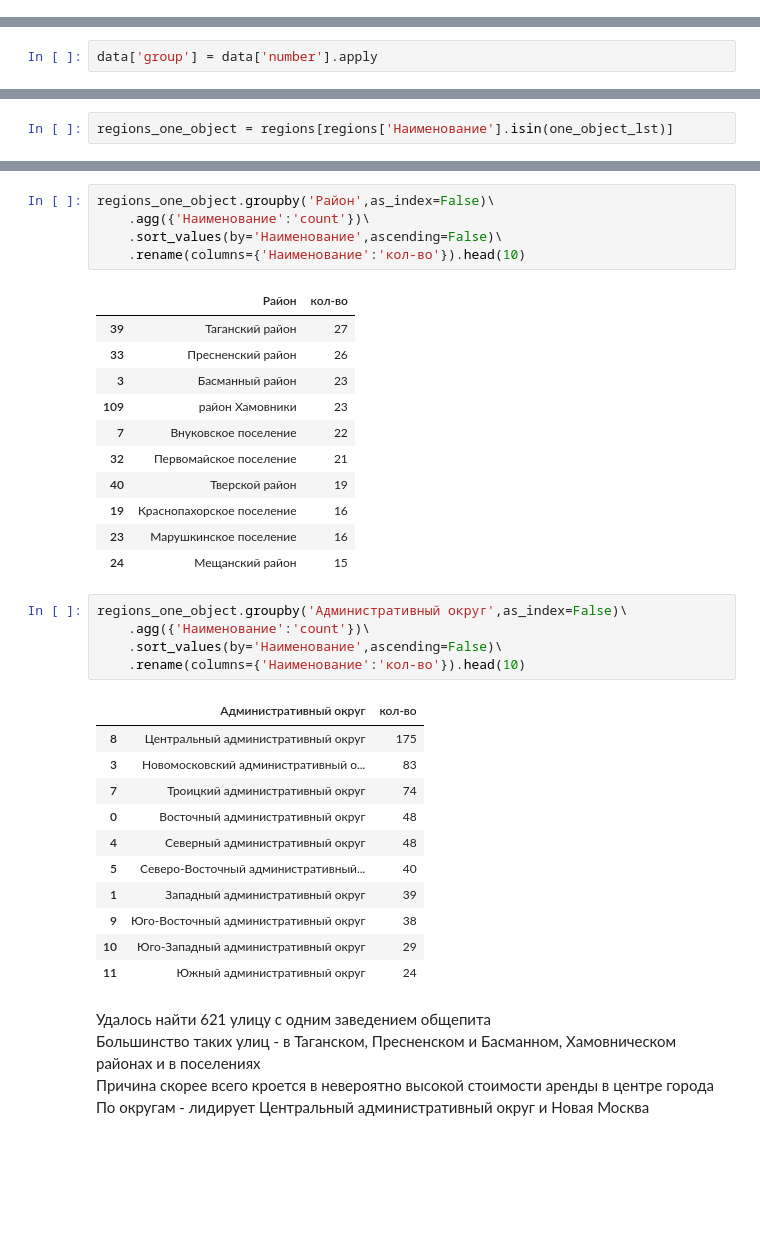
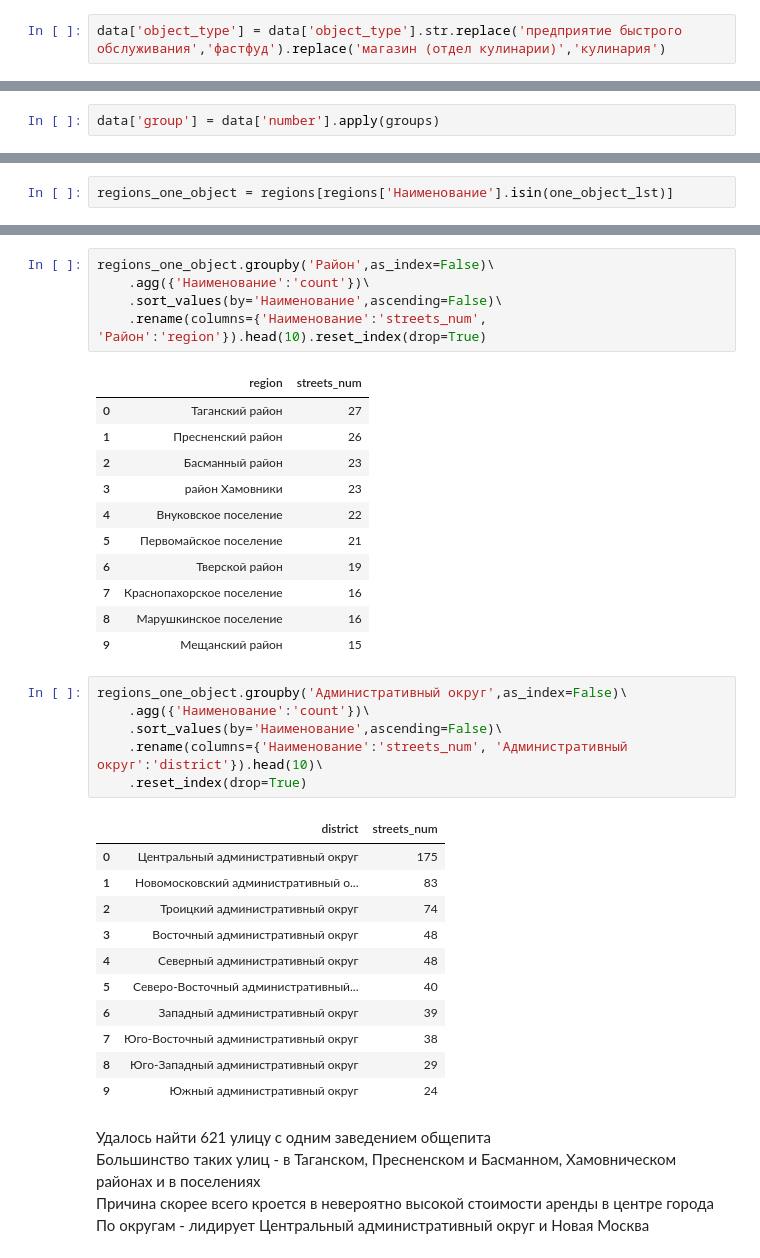
Before and after one commit to kbzunder/Yandex_Practicum_Projects, a Jupyter notebook: project_14_visualization.ipynb, the cells around one changed output, grey strips where cells are left out. Saved outputs shown, nothing was run; the diff lists cells and outputs as text; blank space fills up the shorter version.

```diff
--- a/project_14_visualization.ipynb
+++ b/project_14_visualization.ipynb
@@ -72,3 +69,5 @@ print(data.info())
 dtypes: int64(2), object(4)
 memory usage: 720.4+ KB
 None
+# %%
+data['object_type'] = data['object_type'].str.replace('предприятие быстрого обслуживания','фастфуд').replace('магазин (отдел кулинарии)','кулинария')
@@ -183,6 +186,6 @@ def groups(number):
     else:
         return 'более 150 мест'
 # %%
-data['group'] = data['number'].apply
+data['group'] = data['number'].apply(groups)
 # %%
 plt.figure(figsize=(10,10))
@@ -380,37 +388,38 @@ regions_one_object
 # %%
 regions_one_object.groupby('Район',as_index=False)\
     .agg({'Наименование':'count'})\
     .sort_values(by='Наименование',ascending=False)\
-    .rename(columns={'Наименование':'кол-во'}).head(10)
+    .rename(columns={'Наименование':'streets_num', 'Район':'region'}).head(10).reset_index(drop=True)
 # %% [output]
-|  | Район | кол-во |
-| 39 | Таганский район | 27 |
-| 33 | Пресненский район | 26 |
-| 3 | Басманный район | 23 |
-| 109 | район Хамовники | 23 |
-| 7 | Внуковское поселение | 22 |
-| 32 | Первомайское поселение | 21 |
-| 40 | Тверской район | 19 |
-| 19 | Краснопахорское поселение | 16 |
-| 23 | Марушкинское поселение | 16 |
-| 24 | Мещанский район | 15 |
+|  | region | streets_num |
+| 0 | Таганский район | 27 |
+| 1 | Пресненский район | 26 |
+| 2 | Басманный район | 23 |
+| 3 | район Хамовники | 23 |
+| 4 | Внуковское поселение | 22 |
+| 5 | Первомайское поселение | 21 |
+| 6 | Тверской район | 19 |
+| 7 | Краснопахорское поселение | 16 |
+| 8 | Марушкинское поселение | 16 |
+| 9 | Мещанский район | 15 |
 # %%
 regions_one_object.groupby('Административный округ',as_index=False)\
     .agg({'Наименование':'count'})\
     .sort_values(by='Наименование',ascending=False)\
-    .rename(columns={'Наименование':'кол-во'}).head(10)
+    .rename(columns={'Наименование':'streets_num', 'Административный округ':'district'}).head(10)\
+    .reset_index(drop=True)
 # %% [output]
-|  | Административный округ | кол-во |
-| 8 | Центральный административный округ | 175 |
-| 3 | Новомосковский административный о... | 83 |
-| 7 | Троицкий административный округ | 74 |
-| 0 | Восточный административный округ | 48 |
+|  | district | streets_num |
+| 0 | Центральный административный округ | 175 |
+| 1 | Новомосковский административный о... | 83 |
+| 2 | Троицкий административный округ | 74 |
+| 3 | Восточный административный округ | 48 |
 | 4 | Северный административный округ | 48 |
 | 5 | Северо-Восточный административный... | 40 |
-| 1 | Западный административный округ | 39 |
-| 9 | Юго-Восточный административный округ | 38 |
-| 10 | Юго-Западный административный округ | 29 |
-| 11 | Южный административный округ | 24 |
+| 6 | Западный административный округ | 39 |
+| 7 | Юго-Восточный административный округ | 38 |
+| 8 | Юго-Западный административный округ | 29 |
+| 9 | Южный административный округ | 24 |
 # %% [markdown]
 Удалось найти 621 улицу с одним заведением общепита
 Большинство таких улиц - в Таганском, Пресненском и Басманном, Хамовническом районах и в поселениях
```
Also changed, not shown: parts of 18 cells of this notebook, 1 other file.
